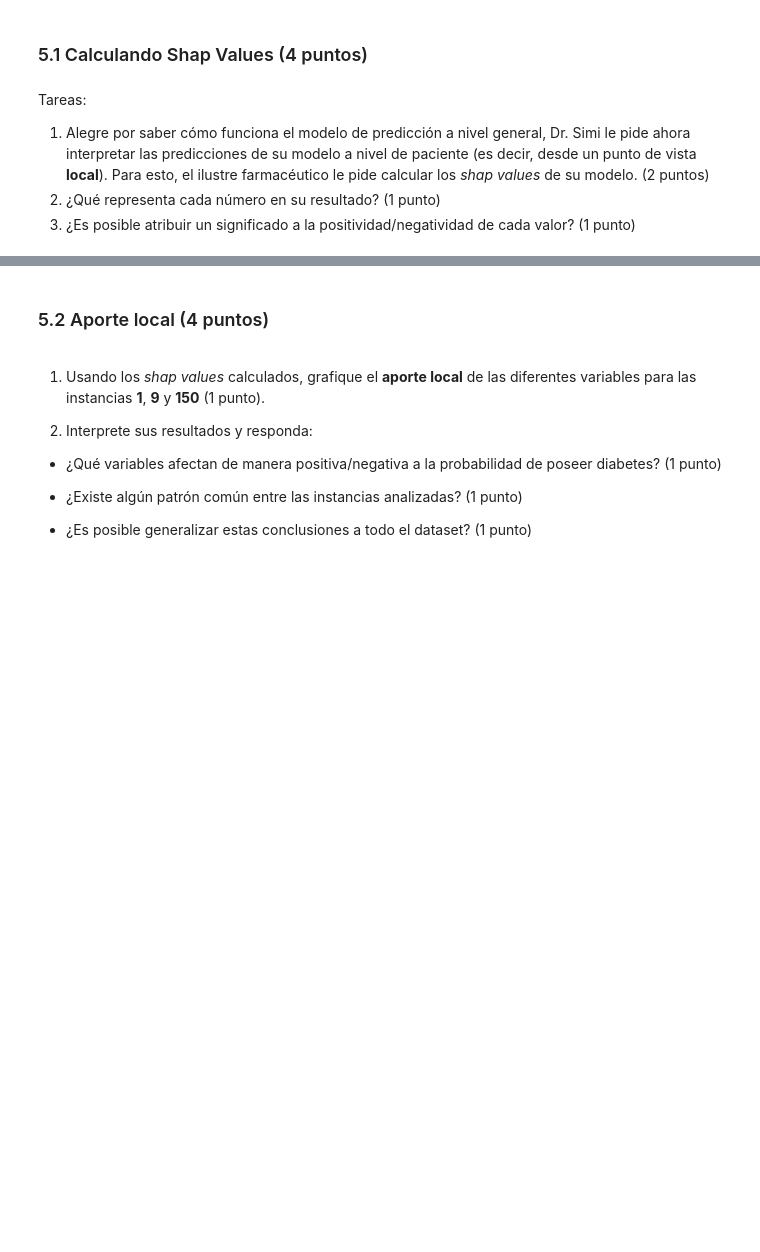
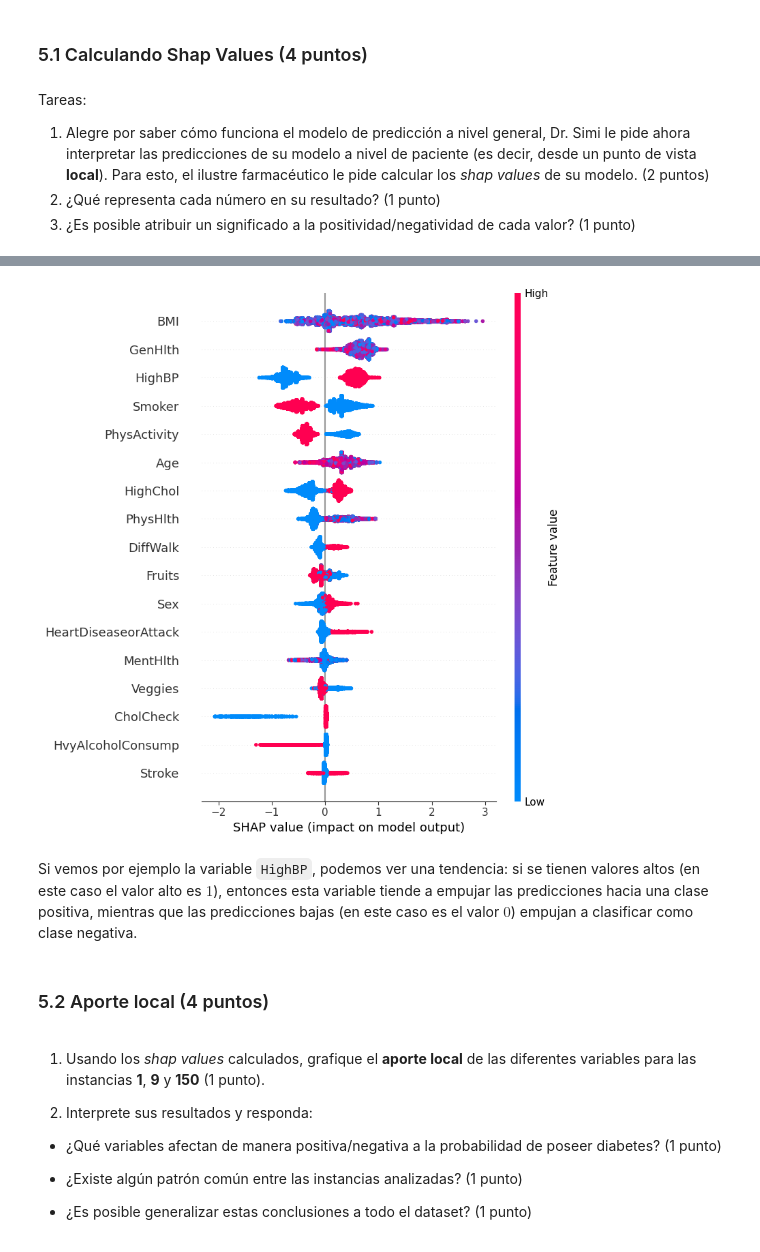
Before and after one commit to ElLuquitas/MDS7202-labs, a Jupyter notebook: lab10/Laboratorio10_Enunciado.ipynb, the cells around one changed output, grey strips where cells are left out. Cells and saved outputs as stored; diff of their text form; code cells hidden in the pictures; blank space fills up the shorter version.

```diff
--- a/lab10/Laboratorio10_Enunciado.ipynb
+++ b/lab10/Laboratorio10_Enunciado.ipynb
@@ -462,0 +466,8 @@ warnings.filterwarnings("ignore", message=".*The 'nopython' keyword.*")
+# %%
+import shap
+
+# Dado que XGBoost es un modelo tipo árbol, se utiliza el explainer de tipo Tree
+explainer = shap.TreeExplainer(model)
+shap_values = explainer(X_test)
+
+shap_values
@@ -463,3 +510,9 @@ warnings.filterwarnings("ignore", message=".*The 'nopython' keyword.*")
+# %%
+shap.summary_plot(shap_values, X_test)
+# %% [output]
+[figure, added]
+# %% [markdown]
+Si vemos por ejemplo la variable `HighBP`, podemos ver una tendencia: si se tienen valores altos (en este caso el valor alto es $1$), entonces esta variable tiende a empujar las predicciones hacia una clase positiva, mientras que las predicciones bajas (en este caso es el valor $0$) empujan a clasificar como clase negativa.
 # %% [markdown]
 ### 5.2 Aporte local (4 puntos)
 # %% [markdown]
```
Also changed, not shown: parts of 22 cells of this notebook.
